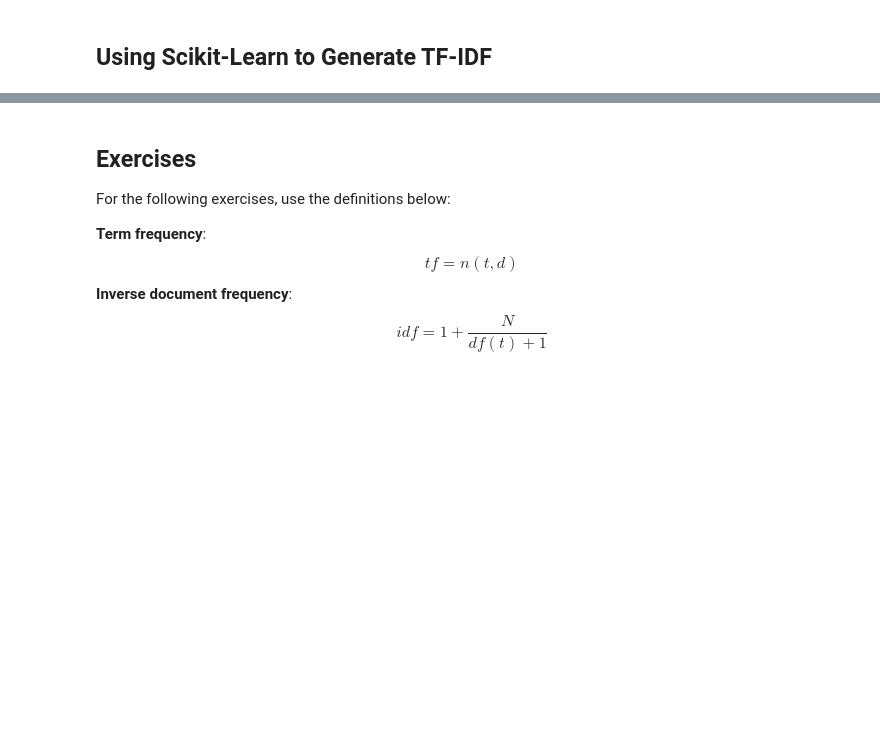
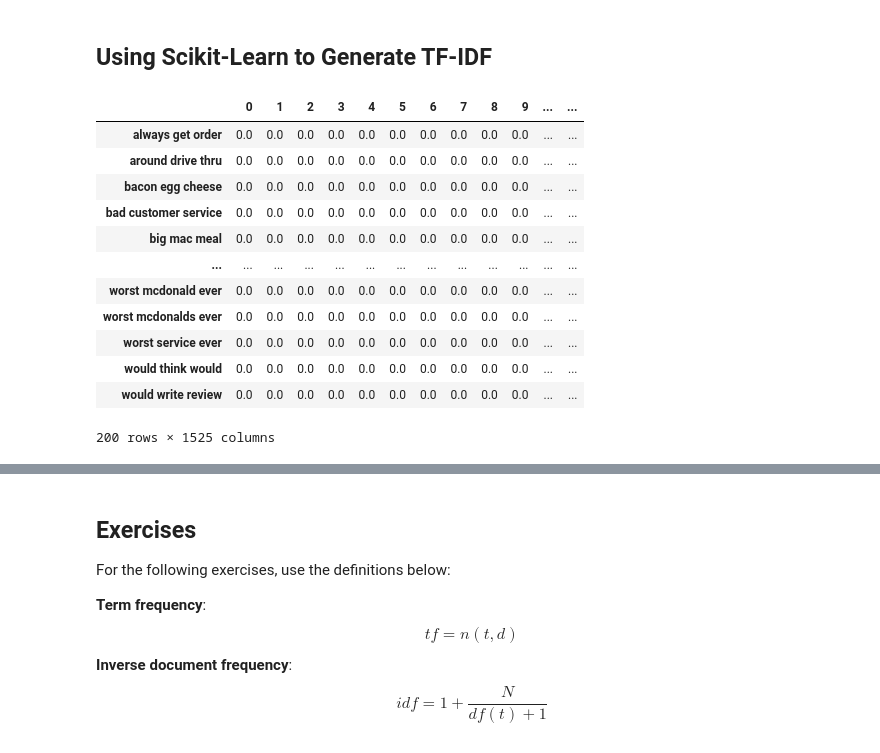
Before and after one commit to ychennay/dso-560-nlp-text-analytics, a Jupyter notebook: week3/Cosine Similarity, PMI, Collocation.ipynb, the cells around one changed output, grey strips where cells are left out. Saved outputs shown, nothing was run; the diff lists cells and outputs as text; code cells hidden in the pictures; blank space fills up the shorter version.

```diff
--- a/week3/Cosine Similarity, PMI, Collocation.ipynb
+++ b/week3/Cosine Similarity, PMI, Collocation.ipynb
@@ -181,0 +182,16 @@ tf_idf = pd.DataFrame(X.toarray().transpose(), index=terms)
+# %%
+tf_idf
+# %% [output]
+|  | 0 | 1 | 2 | 3 | 4 | 5 | 6 | 7 | 8 | 9 | ... | ... |
+| always get order | 0.0 | 0.0 | 0.0 | 0.0 | 0.0 | 0.0 | 0.0 | 0.0 | 0.0 | 0.0 | ... | ... |
+| around drive thru | 0.0 | 0.0 | 0.0 | 0.0 | 0.0 | 0.0 | 0.0 | 0.0 | 0.0 | 0.0 | ... | ... |
+| bacon egg cheese | 0.0 | 0.0 | 0.0 | 0.0 | 0.0 | 0.0 | 0.0 | 0.0 | 0.0 | 0.0 | ... | ... |
+| bad customer service | 0.0 | 0.0 | 0.0 | 0.0 | 0.0 | 0.0 | 0.0 | 0.0 | 0.0 | 0.0 | ... | ... |
+| big mac meal | 0.0 | 0.0 | 0.0 | 0.0 | 0.0 | 0.0 | 0.0 | 0.0 | 0.0 | 0.0 | ... | ... |
+| ... | ... | ... | ... | ... | ... | ... | ... | ... | ... | ... | ... | ... |
+| worst mcdonald ever | 0.0 | 0.0 | 0.0 | 0.0 | 0.0 | 0.0 | 0.0 | 0.0 | 0.0 | 0.0 | ... | ... |
+| worst mcdonalds ever | 0.0 | 0.0 | 0.0 | 0.0 | 0.0 | 0.0 | 0.0 | 0.0 | 0.0 | 0.0 | ... | ... |
+| worst service ever | 0.0 | 0.0 | 0.0 | 0.0 | 0.0 | 0.0 | 0.0 | 0.0 | 0.0 | 0.0 | ... | ... |
+| would think would | 0.0 | 0.0 | 0.0 | 0.0 | 0.0 | 0.0 | 0.0 | 0.0 | 0.0 | 0.0 | ... | ... |
+| would write review | 0.0 | 0.0 | 0.0 | 0.0 | 0.0 | 0.0 | 0.0 | 0.0 | 0.0 | 0.0 | ... | ... |
+200 rows × 1525 columns
```
Also changed, not shown: parts of 9 cells of this notebook, 4 other files.
